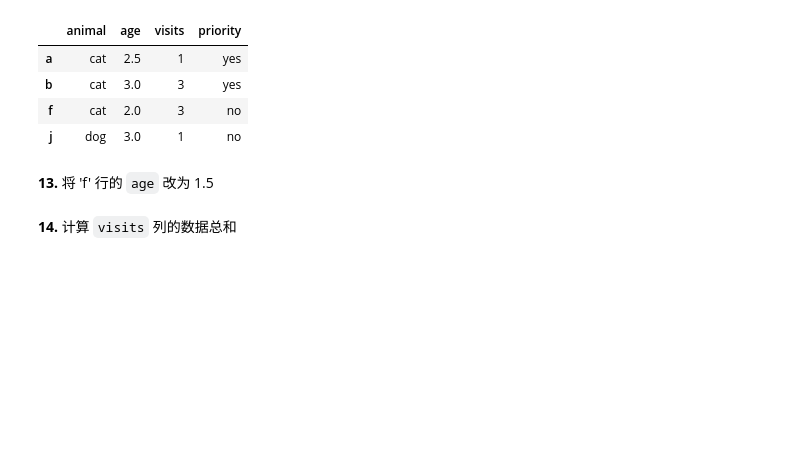
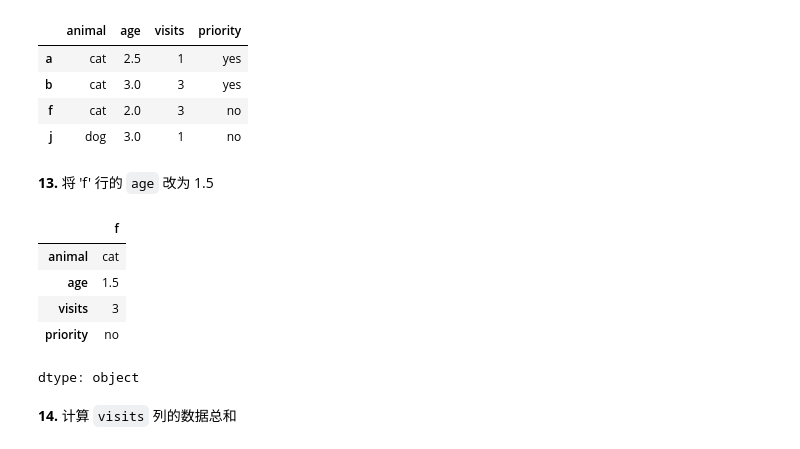
Before and after one commit to xyiling/100-pandas-puzzles-cn, a Jupyter notebook: 100-pandas-puzzles-cn.ipynb, the cells around one changed output. Drawn from its saved outputs; the diff is of its cells as text; code cells hidden in the pictures; blank space fills up the shorter version.

```diff
--- a/100-pandas-puzzles-cn.ipynb
+++ b/100-pandas-puzzles-cn.ipynb
@@ -194,7 +220,15 @@ df[df['age'].between(2, 4)]
 # %% [markdown]
 **13.** 将 'f' 行的 `age` 改为 1.5
 # %%
-df.loc['f', 'age']=1.5
+df.loc['f']
+# df.loc['f', 'age']=1.5
+# %% [output]
+|  | f |
+| animal | cat |
+| age | 1.5 |
+| visits | 3 |
+| priority | no |
+dtype: object
 # %% [markdown]
 **14.** 计算 `visits` 列的数据总和
 # %%
```
Also changed, not shown: parts of 10 cells of this notebook.
